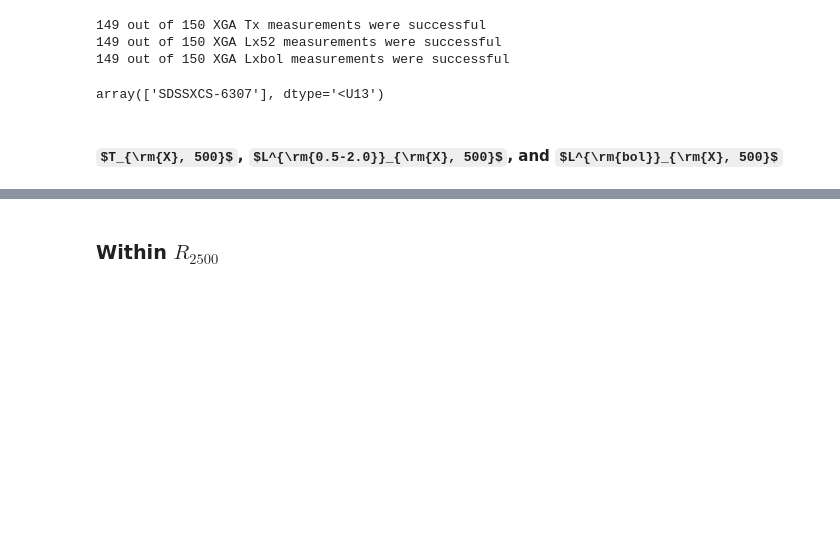
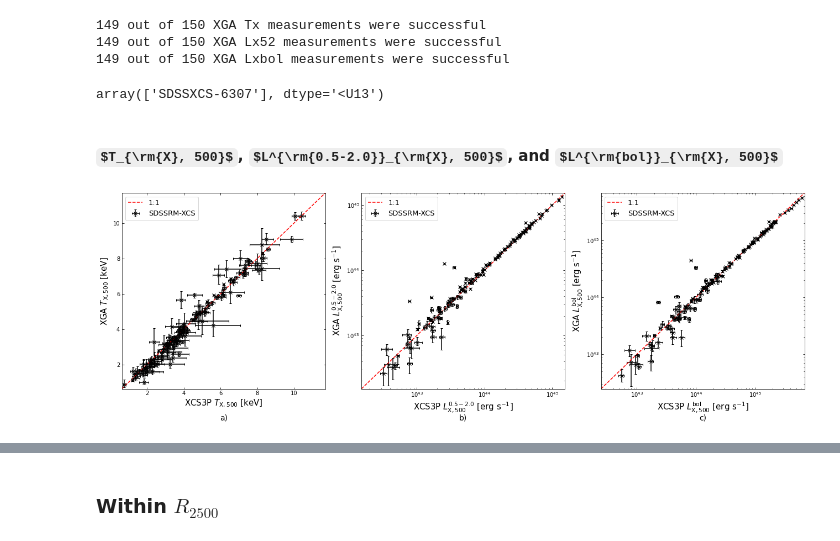
Before and after one commit to DavidT3/XCS-Mass-Paper-I-Analysis, a Jupyter notebook: notebooks/temp_lum_comparisons/sdss_comparisons.ipynb, the cells around one changed output, grey strips where cells are left out. Cells and saved outputs as stored; diff of their text form; code cells hidden in the pictures; some formulas as TeX source; blank space fills up the shorter version.

```diff
--- a/notebooks/temp_lum_comparisons/sdss_comparisons.ipynb
+++ b/notebooks/temp_lum_comparisons/sdss_comparisons.ipynb
@@ -76,36 +76,3 @@ xcs_srcs = ClusterSample(ra, dec, z, n, r500=r500, richness=r, richness_err=r_er
                          clean_obs_threshold=0.7)
 # %% [markdown]
 Also define another sample with a subset of those clusters, specifically for those clusters that also have an $R_{2500}$ value as measured by the XCS3P luminosity temperature pipeline. A separate sample in this case makes it easier to run XGA measurements of temperature and luminosity within $R_{2500}$.
-# %%
-# Read in the R2500 values from a different file, as they result from a different analysis
-r2500 = []
-with_r2500 = []
-for row_ind, row in xcs3p.iterrows():
-    rel_row = xcs3p_r2500[xcs3p_r2500['MEM_MATCH_ID'] == row['MEM_MATCH_ID']]
-    # Not all the R500 clusters have a valid R2500, so accounting for that
-    try:
-        r2500.append(rel_row['r2500'].values[0])
-        with_r2500.append(True)
-    except IndexError:
-        with_r2500.append(False)
-r2500 = Quantity(r2500, 'arcmin')
-with_r2500 = np.array(with_r2500)
-
-# Reading out the relevant values into arrays just for ease of passing into the ClusterSample object
-ra = xcs3p['xapa_ra'].values[with_r2500]
-dec = xcs3p['xapa_dec'].values[with_r2500]
-z = xcs3p['z'].values[with_r2500]
-# Not using the IAU names in XCS_NAME column, its easier for me to use the name based on redMaPPer ID
-n = xcs3p['name'].values[with_r2500]
-# Not likely to use richness in this notebook, but I'm putting it in the sample object anyway
-r = xcs3p['richness'].values[with_r2500]
-r_err = xcs3p['richness_err'].values[with_r2500]
-# In arcminutes, ClusterSample declaration will convert to kpc using the provided cosmology
-r500 = Quantity(xcs3p['r500'].values, 'arcmin')[with_r2500]
-
-# Slightly annoying but at the moment I have only let XGA take one set of factors for deciding a background
-#  region, so I also have to define a blanket one for this. As this will be used to measure R2500 quantities
-xcs_srcs_subset = ClusterSample(ra, dec, z, n, r500=r500, r2500=r2500, richness=r, richness_err=r_err,
-                                cosmology=xcs_cosmo, load_fits=True, use_peak=False, clean_obs=True,
-                                clean_obs_reg='r500', clean_obs_threshold=0.7, back_inn_rad_factor=2,
-                                back_out_rad_factor=3)
@@ -226,3 +224,12 @@ xcs_srcs.names[np.isnan(sdss_tx[:, 0])]
 array(['SDSSXCS-6307'], dtype='<U13')
 # %% [markdown]
 #### $T_{\rm{X}, 500}$, $L^{\rm{0.5-2.0}}_{\rm{X}, 500}$, and $L^{\rm{bol}}_{\rm{X}, 500}$
+# %%
+direct_comparison_plot([xcs3p_tx, xcs3p_lx52, xcs3p_lxbol], [sdss_tx, sdss_lx, sdss_lxbol],
+                       [r"XCS3P $T_{\rm{X, 500}}$ [keV]", r"XCS3P $L^{\rm{0.5-2.0}}_{\rm{X, 500}}$ [erg s$^{-1}$]",
+                        r"XCS3P $L^{\rm{bol}}_{\rm{X, 500}}$ [erg s$^{-1}$]"],
+                       [r"XGA $T_{\rm{X, 500}}$ [keV]", r"XGA $L^{\rm{0.5-2.0}}_{\rm{X, 500}}$ [erg s$^{-1}$]",
+                        r"XGA $L^{\rm{bol}}_{\rm{X, 500}}$ [erg s$^{-1}$]"],
+                       r"SDSSRM-XCS", (18, 6), ['linear', 'log', 'log'], ['linear', 'log', 'log'])
+# %% [output]
+[figure, added]
```
Also changed, not shown: parts of 11 cells of this notebook, 6 other files.
